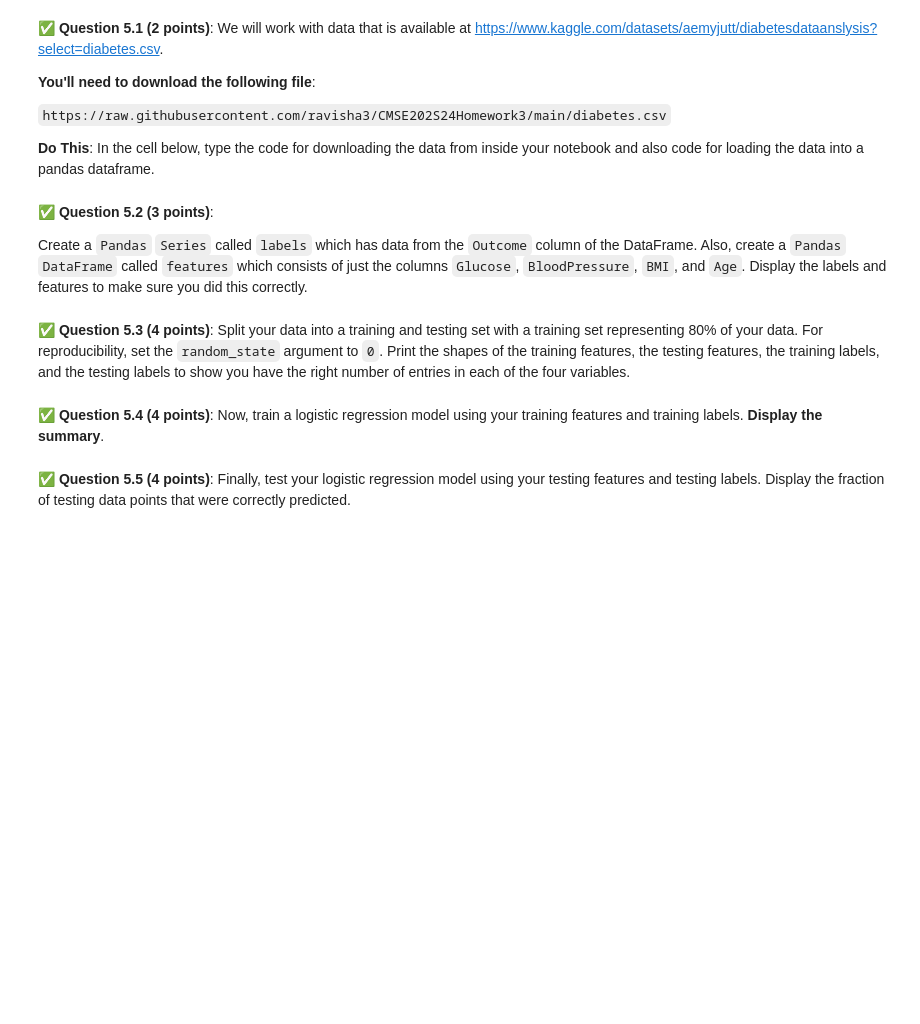
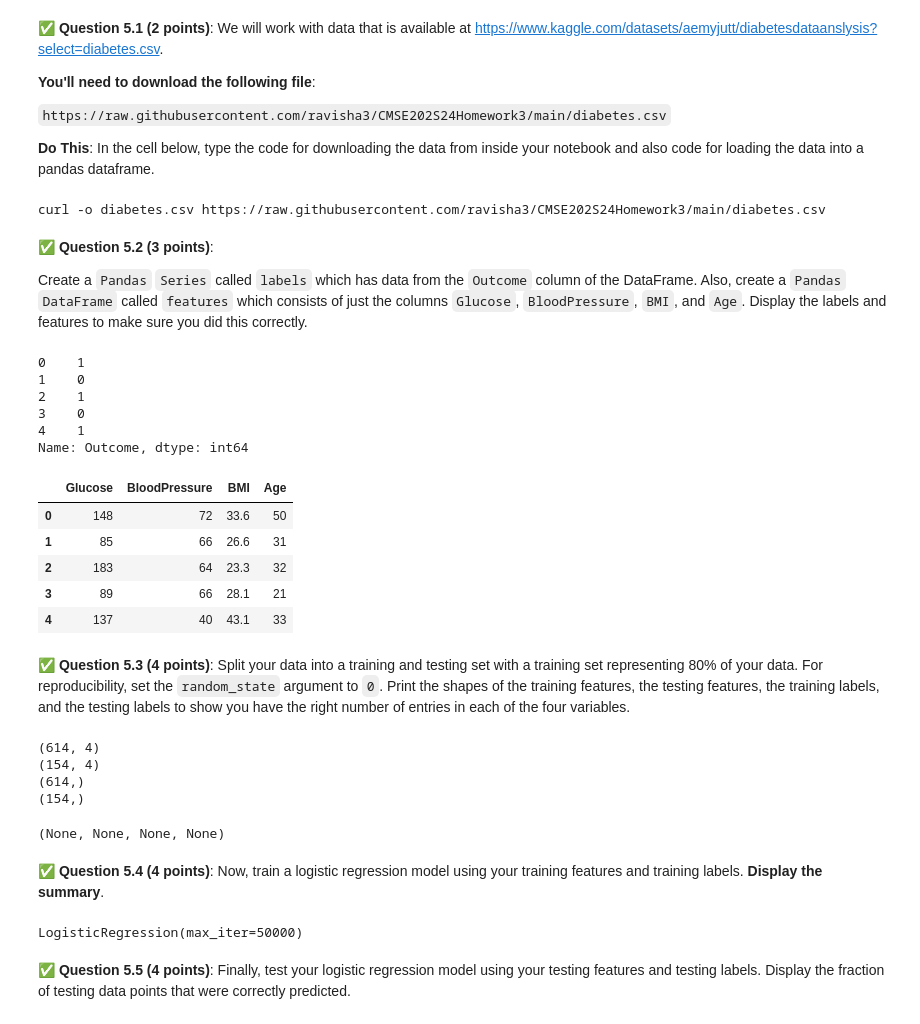
Before and after one commit to Brendanhhh/cmse202-s24-turnin, a Jupyter notebook: HW-03/HW-03_Regression-S24-STUDENT.ipynb, the cells around one changed output. Cells and saved outputs as stored; diff of their text form; code cells hidden in the pictures; blank space fills up the shorter version.

```diff
--- a/HW-03/HW-03_Regression-S24-STUDENT.ipynb
+++ b/HW-03/HW-03_Regression-S24-STUDENT.ipynb
@@ -499,3 +497,9 @@ In this part, we'd like to use logistic regression to classify whether a person
+# %%
+# Put your code here
+print('curl -o diabetes.csv https://raw.githubusercontent.com/ravisha3/CMSE202S24Homework3/main/diabetes.csv')
+df = pd.read_csv('diabetes.csv')
+# %% [output]
+curl -o diabetes.csv https://raw.githubusercontent.com/ravisha3/CMSE202S24Homework3/main/diabetes.csv
 # %% [markdown]
 &#9989;  **Question 5.2 (3 points)**:
 
@@ -505,2 +507,21 @@ Create a `Pandas` `Series` called `labels` which has data from the `Outcome` col
+# %%
+# Put your code here.
+labels = df['Outcome']
+features = df[['Glucose', 'BloodPressure', 'BMI', 'Age']]
+display(labels.head())
+display(features.head())
+# %% [output]
+0    1
+1    0
+2    1
+3    0
+4    1
+Name: Outcome, dtype: int64
+|  | Glucose | BloodPressure | BMI | Age |
+| 0 | 148 | 72 | 33.6 | 50 |
+| 1 | 85 | 66 | 26.6 | 31 |
+| 2 | 183 | 64 | 23.3 | 32 |
+| 3 | 89 | 66 | 28.1 | 21 |
+| 4 | 137 | 40 | 43.1 | 33 |
 # %% [markdown]
 &#9989;  **Question 5.3 (4 points)**: Split your data into a training and testing set with a training set representing 80% of your data. For reproducibility, set the `random_state` argument to `0`. Print the shapes of the training features, the testing features, the training labels, and the testing labels to show you have the right number of entries in each of the four variables.
@@ -509,7 +528,28 @@ Create a `Pandas` `Series` called `labels` which has data from the `Outcome` col
+# %%
+# Put your code here
+from sklearn.model_selection import train_test_split
+from sklearn.linear_model import LogisticRegression
+from sklearn.metrics import accuracy_score
+
+x_train, x_test, y_train, y_test = train_test_split(features, labels, test_size=0.2, random_state=0)
+print(x_train.shape),print(x_test.shape),print(y_train.shape),print(y_test.shape)
+
+#ChatGPT Prompt: How do I split data into a training and testing set using SKLearn?
+#Output: x_train, x_test, y_train, y_test = train_test_split(features, labels, test_size=test_size, random_state=0)
+# %% [output]
+(614, 4)
+(154, 4)
+(614,)
+(154,)
+(None, None, None, None)
 # %% [markdown]
 &#9989;  **Question 5.4 (4 points)**: Now, train a logistic regression model using your training features and training labels. **Display the summary**.
 # %%
 # Put your code here
+model = LogisticRegression(max_iter=50000)
+model.fit(x_train, y_train)
+# %% [output]
+LogisticRegression(max_iter=50000)
 # %% [markdown]
 &#9989;  **Question 5.5 (4 points)**: Finally, test your logistic regression model using your testing features and testing labels. Display the fraction of testing data points that were correctly predicted.
 # %%
```
Also changed, not shown: parts of 4 cells of this notebook.
